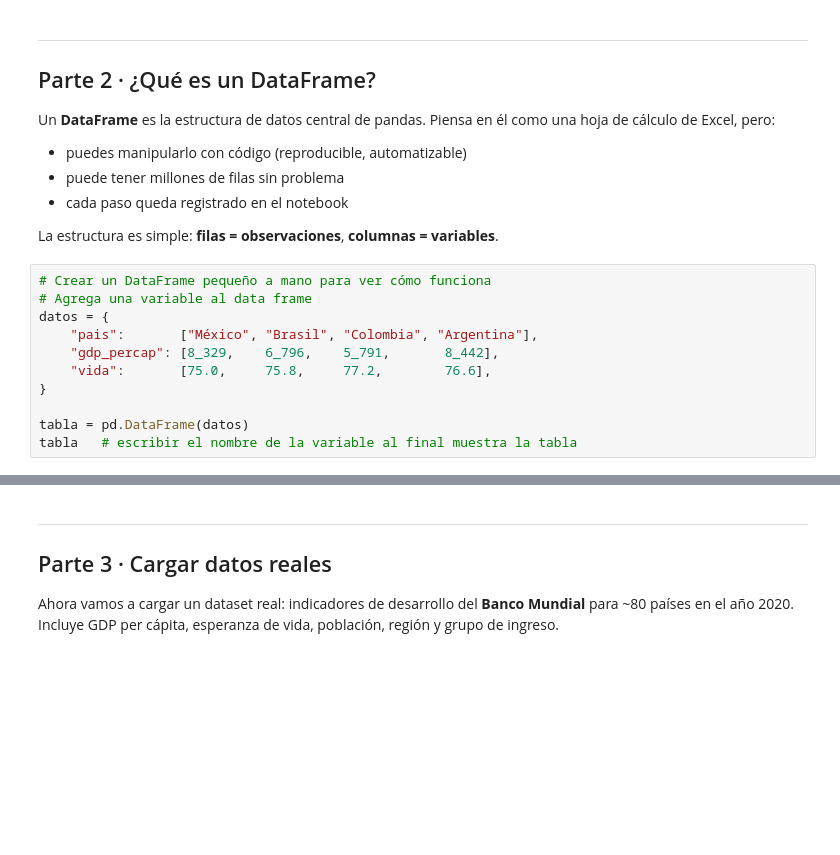
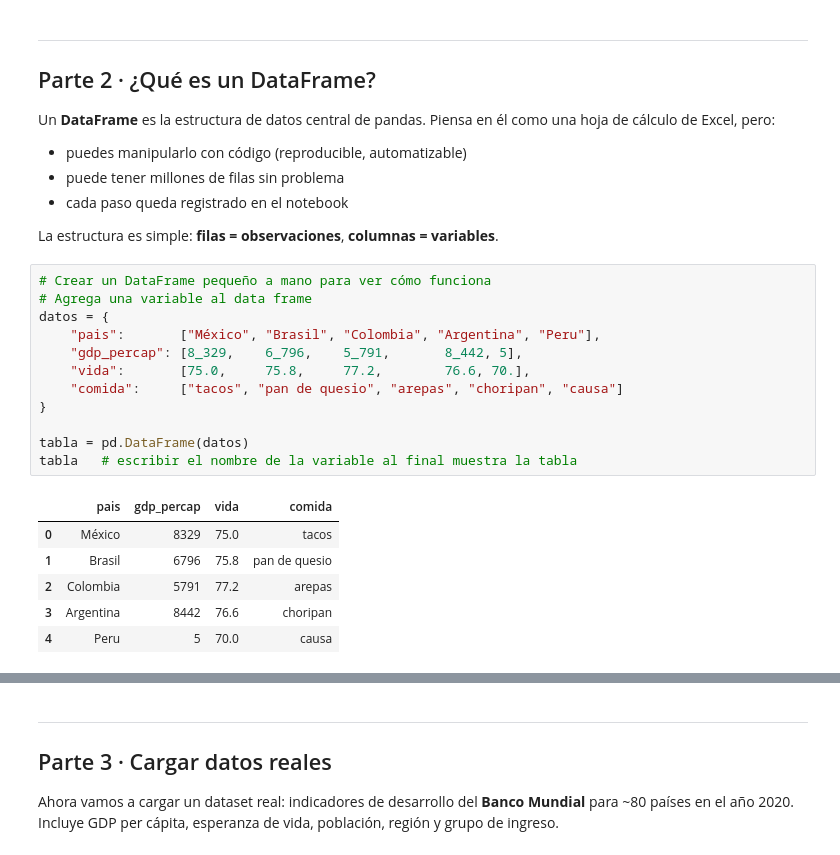
Before and after one commit to dpmendez/dspp-2026, a Jupyter notebook: week1/lab1_intro_python_pandas.ipynb, the cells around one changed output, grey strips where cells are left out. Saved outputs shown, nothing was run; the diff lists cells and outputs as text; blank space fills up the shorter version.

```diff
--- a/week1/lab1_intro_python_pandas.ipynb
+++ b/week1/lab1_intro_python_pandas.ipynb
@@ -72,14 +88,22 @@ La estructura es simple: **filas = observaciones**, **columnas = variables**.
 # %%
 # Crear un DataFrame pequeño a mano para ver cómo funciona
 # Agrega una variable al data frame
 datos = {
-    "pais":       ["México", "Brasil", "Colombia", "Argentina"],
-    "gdp_percap": [8_329,    6_796,    5_791,       8_442],
-    "vida":       [75.0,     75.8,     77.2,        76.6],
+    "pais":       ["México", "Brasil", "Colombia", "Argentina", "Peru"],
+    "gdp_percap": [8_329,    6_796,    5_791,       8_442, 5],
+    "vida":       [75.0,     75.8,     77.2,        76.6, 70.],
+    "comida":     ["tacos", "pan de quesio", "arepas", "choripan", "causa"]
 }
 
 tabla = pd.DataFrame(datos)
 tabla   # escribir el nombre de la variable al final muestra la tabla
+# %% [output]
+|  | pais | gdp_percap | vida | comida |
+| 0 | México | 8329 | 75.0 | tacos |
+| 1 | Brasil | 6796 | 75.8 | pan de quesio |
+| 2 | Colombia | 5791 | 77.2 | arepas |
+| 3 | Argentina | 8442 | 76.6 | choripan |
+| 4 | Peru | 5 | 70.0 | causa |
 # %%
 # Acceder a una columna — como un diccionario con el nombre entre corchetes
 print("GDP per cápita de los cuatro países:")
```
Also changed, not shown: parts of 15 cells of this notebook.
